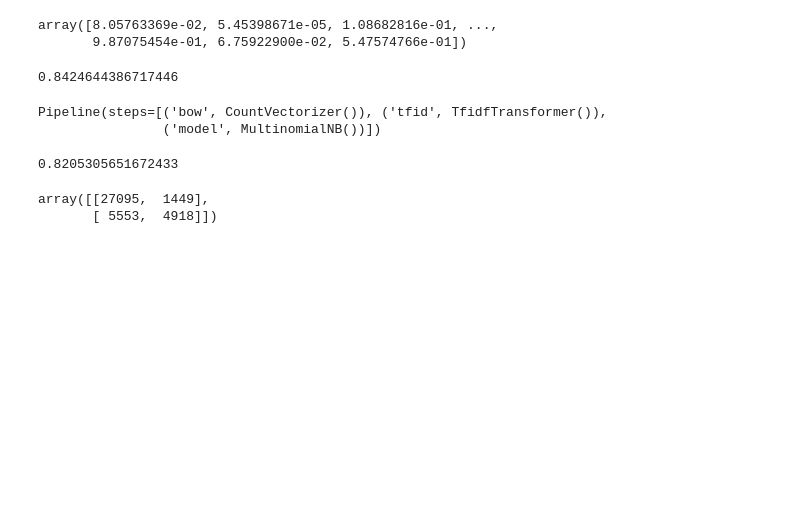
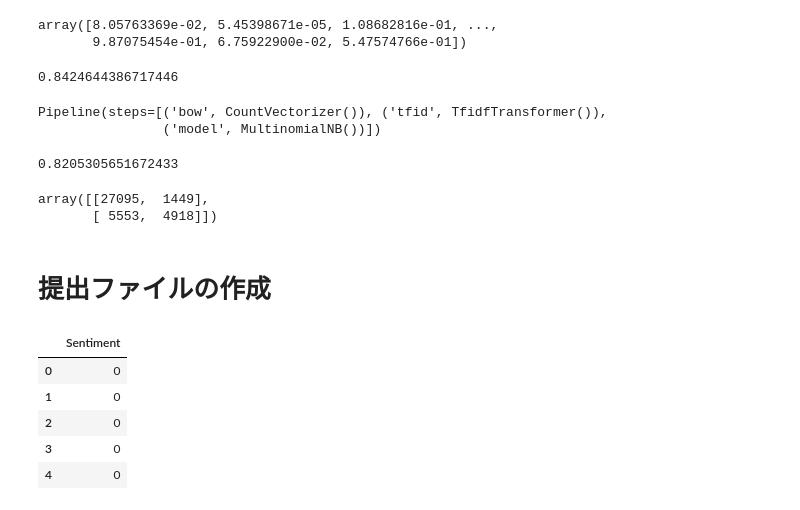
Before and after one commit to gussan-me/-Sentiment_Analysis_on_Movie_Review-, a Jupyter notebook: Sentimt-Analysis-on-Movie-Review.ipynb, the cells around one changed output. Drawn from its saved outputs; the diff is of its cells as text; code cells hidden in the pictures; blank space fills up the shorter version.

```diff
--- a/Sentimt-Analysis-on-Movie-Review.ipynb
+++ b/Sentimt-Analysis-on-Movie-Review.ipynb
@@ -405,3 +407,7 @@ metrics.confusion_matrix(y_test, y_pred)
 # %% [output]
 array([[27095,  1449],
        [ 5553,  4918]])
+# %% [markdown]
+# 提出ファイルの作成
+# %%
+y_pred = pd.DataFrame(y_pred, columns=['Sentiment'])
@@ -407,0 +416,9 @@ array([[27095,  1449],
+# %%
+y_pred.head()
+# %% [output]
+|  | Sentiment |
+| 0 | 0 |
+| 1 | 0 |
+| 2 | 0 |
+| 3 | 0 |
+| 4 | 0 |
```
Also changed, not shown: parts of 13 cells of this notebook.
